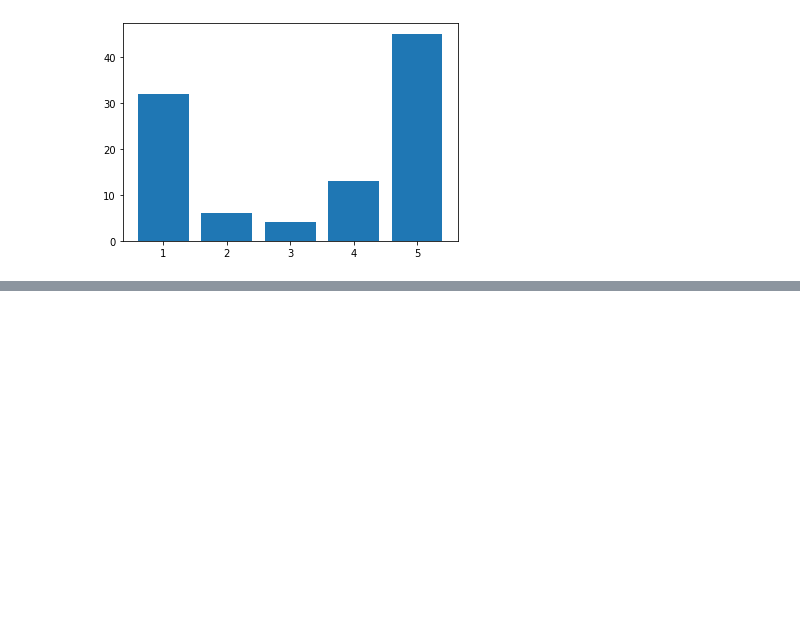
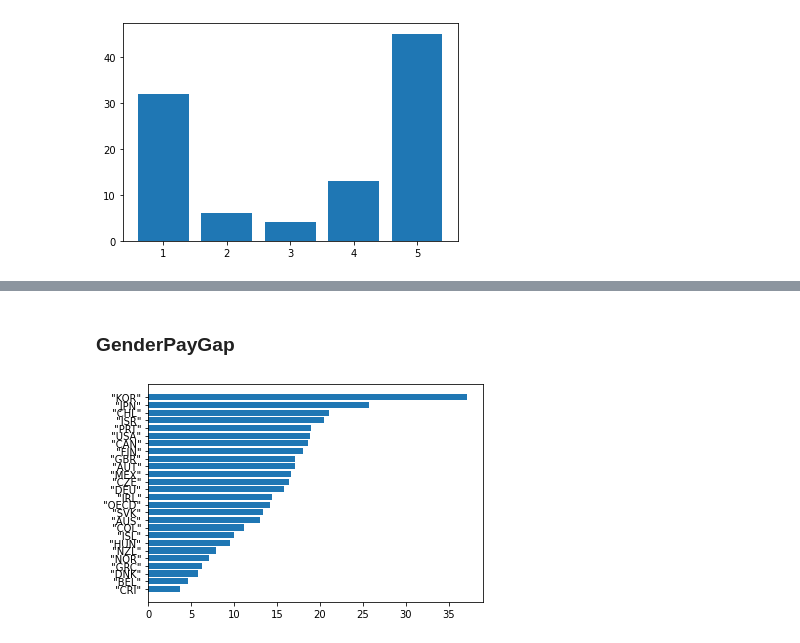
Before and after one commit to patrickz98/uni.2020.dias, a Jupyter notebook: exercise.02/exercise.02.ipynb, the cells around one changed output, grey strips where cells are left out. Drawn from its saved outputs; the diff is of its cells as text; code cells hidden in the pictures; blank space fills up the shorter version.

```diff
--- a/exercise.02/exercise.02.ipynb
+++ b/exercise.02/exercise.02.ipynb
@@ -47,0 +85,26 @@ DAMI2-PlotData
+# %% [markdown]
+### GenderPayGap
+# %%
+data = []
+
+with open(dataDir + '/GenderPayGap_2015OECD.csv', 'r') as file:
+    lines = file.read().strip()
+
+    for line in lines.splitlines()[1:]:
+        parts = line.split(",")
+        data += [(parts[0], float(parts[6]))]
+
+sorted_by_second = sorted(data, key=lambda tup: tup[1])
+
+country = []
+values = []
+
+for item in sorted_by_second:
+    country += [item[0]]
+    values += [item[1]]
+
+plt.figure()
+plt.barh(country, values)
+plt.savefig("exercise.02.01.paygap.png", dpi=1000)
+# %% [output]
+[figure, added]
```
Also changed, not shown: parts of 12 cells of this notebook, 9 other files.
